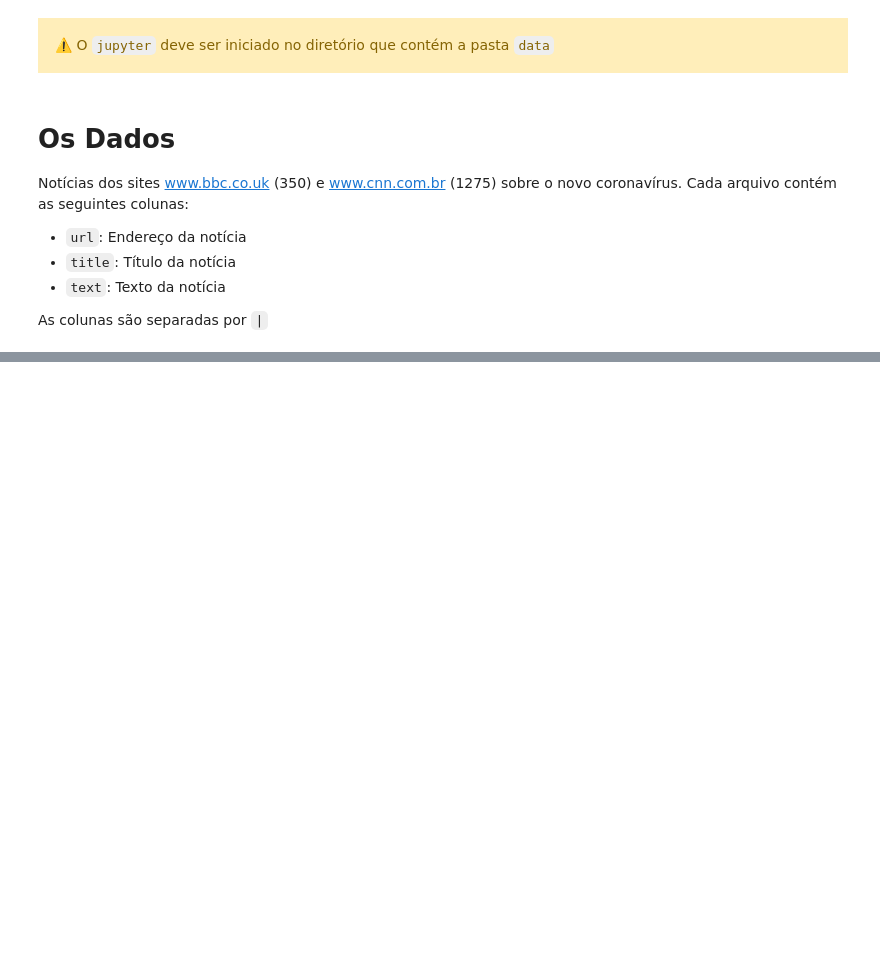
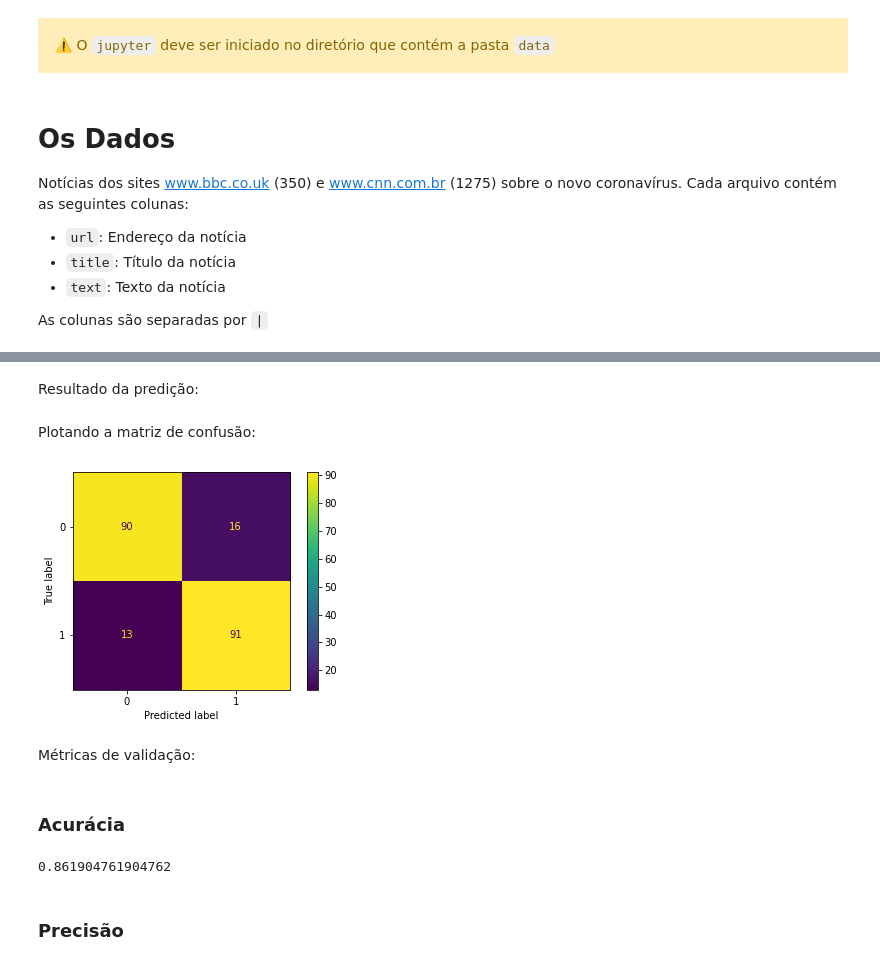
Before and after one commit to valeriojr/ecom063-pln, a Jupyter notebook: Processamento de linguagem natural - 3ª lista de exercícios.ipynb, the cells around one changed output, grey strips where cells are left out. Drawn from its saved outputs; the diff is of its cells as text; code cells hidden in the pictures; blank space fills up the shorter version.

```diff
--- a/Processamento de linguagem natural - 3ª lista de exercícios.ipynb
+++ b/Processamento de linguagem natural - 3ª lista de exercícios.ipynb
@@ -209,0 +218,8 @@ Coronavírus: o avanço silencioso da covid-19 em frigoríficos do Brasil - BBC
+# %%
+X = tfidf_X[:2*bbc.shape[0]]
+# X = count_X[:2*bbc.shape[0]]
+# %%
+label2index = {
+    'BBC': 0, 'CNN': 1
+}
+y = [label2index[l] for l in dataset.label.values[:700]]
@@ -209,0 +230,2 @@ Coronavírus: o avanço silencioso da covid-19 em frigoríficos do Brasil - BBC
+# %%
+X_train, X_test, y_train, y_test = train_test_split(X, y, test_size=.3)
@@ -209,0 +237,5 @@ Coronavírus: o avanço silencioso da covid-19 em frigoríficos do Brasil - BBC
+# %%
+classifier = LogisticRegression().fit(X_train.toarray(), y_train)
+# classifier = CategoricalNB().fit(X_train.toarray(), y_train)
+# %% [markdown]
+Resultado da predição:
@@ -209,0 +244,2 @@ Coronavírus: o avanço silencioso da covid-19 em frigoríficos do Brasil - BBC
+# %% [markdown]
+Plotando a matriz de confusão:
@@ -209,0 +249,7 @@ Coronavírus: o avanço silencioso da covid-19 em frigoríficos do Brasil - BBC
+# %%
+plot_confusion_matrix(classifier, X_test, y_test)
+pyplot.show()
+# %% [output]
+[figure, added]
+# %% [markdown]
+Métricas de validação:
@@ -209,0 +258,8 @@ Coronavírus: o avanço silencioso da covid-19 em frigoríficos do Brasil - BBC
+# %% [markdown]
+### Acurácia
+# %%
+accuracy_score(y_test, y_pred)
+# %% [output]
+0.861904761904762
+# %% [markdown]
+### Precisão
```
Also changed, not shown: parts of 18 cells of this notebook.
